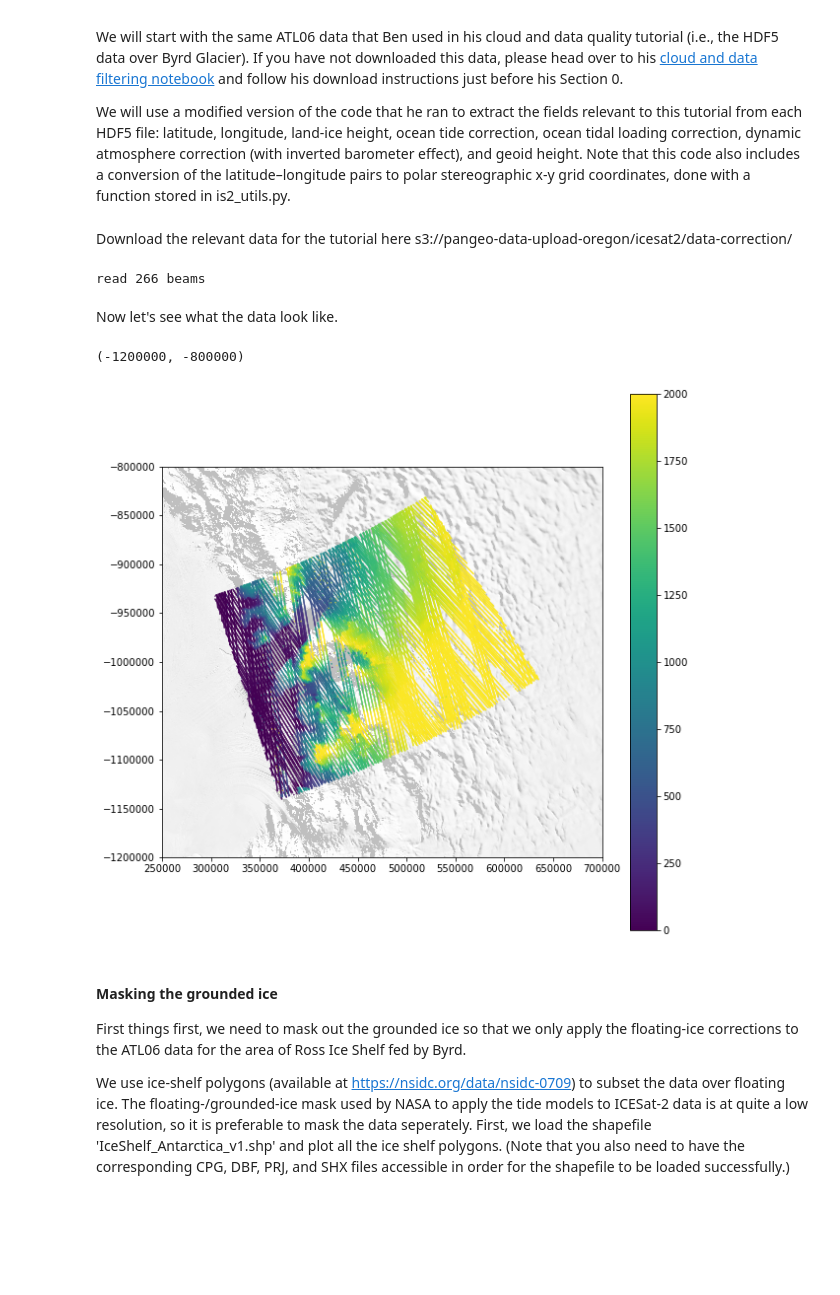
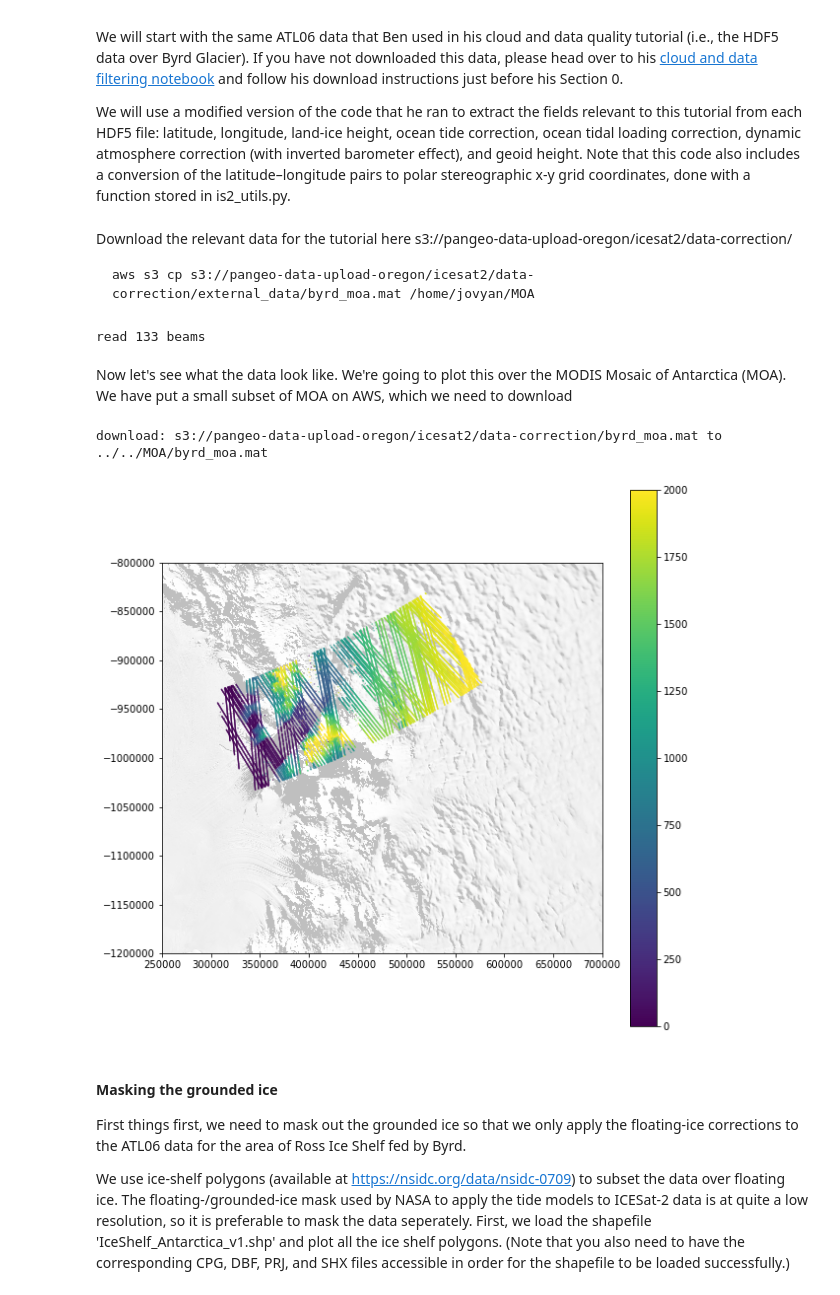
Before and after one commit to ICESAT-2HackWeek/data-correction, a Jupyter notebook: data_correction.ipynb, the cells around one changed output. Saved outputs shown, nothing was run; the diff lists cells and outputs as text; code cells hidden in the pictures; blank space fills up the shorter version.

Commit message:
Clarified code for load and plot

```diff
--- a/data_correction.ipynb
+++ b/data_correction.ipynb
@@ -27,9 +27,12 @@ We will use a modified version of the code that he ran to extract the fields rel
 # %% [markdown]
 Download the relevant data for the tutorial here
 s3://pangeo-data-upload-oregon/icesat2/data-correction/
+
+    aws s3 cp s3://pangeo-data-upload-oregon/icesat2/data-correction/external_data/byrd_moa.mat /home/jovyan/MOA
 # %%
-external_data = '/home/jovyan/external_data'
-data_dir = external_data + '/Byrd_glacier'
+atl06_data = '/home/jovyan/ATL06'
+moa_data = '/home/jovyan/MOA'
+data_dir = atl06_data + '/Byrd_Glacier_rel001'
 D6 = []
 datasets = {'land_ice_segments': ['h_li','latitude','longitude','atl06_quality_summary'],
              'land_ice_segments/geophysical': ['tide_load','dac','tide_ocean'],
@@ -37,7 +40,7 @@ datasets = {'land_ice_segments': ['h_li','latitude','longitude','atl06_quality_s
 files = glob(data_dir + '/*.h5')
 
 pairs=[1, 2, 3]
-beams=['r']
+beams=['r']  # Note, we are only loading one beam from each pair for faster run-time
 for file in files[::2]:
     this_name = os.path.basename(file)
     with h5py.File(file) as h5f:
@@ -63,27 +66,31 @@ for file in files[::2]:
 
 print("read %d beams" % (len(D6)))
 # %% [output]
-read 266 beams
+read 133 beams
-# %% [markdown]
-Now let's see what the data look like.
+# %% [markdown]
+Now let's see what the data look like. We're going to plot this over the MODIS Mosaic of Antarctica (MOA). We have put a small subset of MOA on AWS, which we need to download
+# %%
+%%bash
+aws s3 cp s3://pangeo-data-upload-oregon/icesat2/data-correction/byrd_moa.mat /home/jovyan/MOA/
+# %% [output]
+download: s3://pangeo-data-upload-oregon/icesat2/data-correction/byrd_moa.mat to ../../MOA/byrd_moa.mat
 # %%
 plt.figure(figsize = (10,10))
 
 def plot_moa():
-    moa = loadmat(external_data + '/byrd_moa.mat')
+    moa = loadmat(moa_data + '/byrd_moa.mat')
     extent = [np.min(moa['x']),np.max(moa['x']),np.min(moa['y']),np.max(moa['y'])]
     plt.imshow(np.squeeze(moa['moa']),extent=extent)
 
 plot_moa()
 for Di in D6:
     plt.scatter(Di['x'][::20],Di['y'][::20],c = Di['h_li'][::20],s = 0.1,vmin = 0,vmax = 2000)
 plt.colorbar()
 
 plt.xlim([250000,700000])
-plt.ylim([-1200000,-800000])
+plt.ylim([-1200000,-800000]);
 # %% [output]
-(-1200000, -800000)
-[figure, old version]
+[figure, new version]
 # %% [markdown]
 #### Masking the grounded ice
 
```
